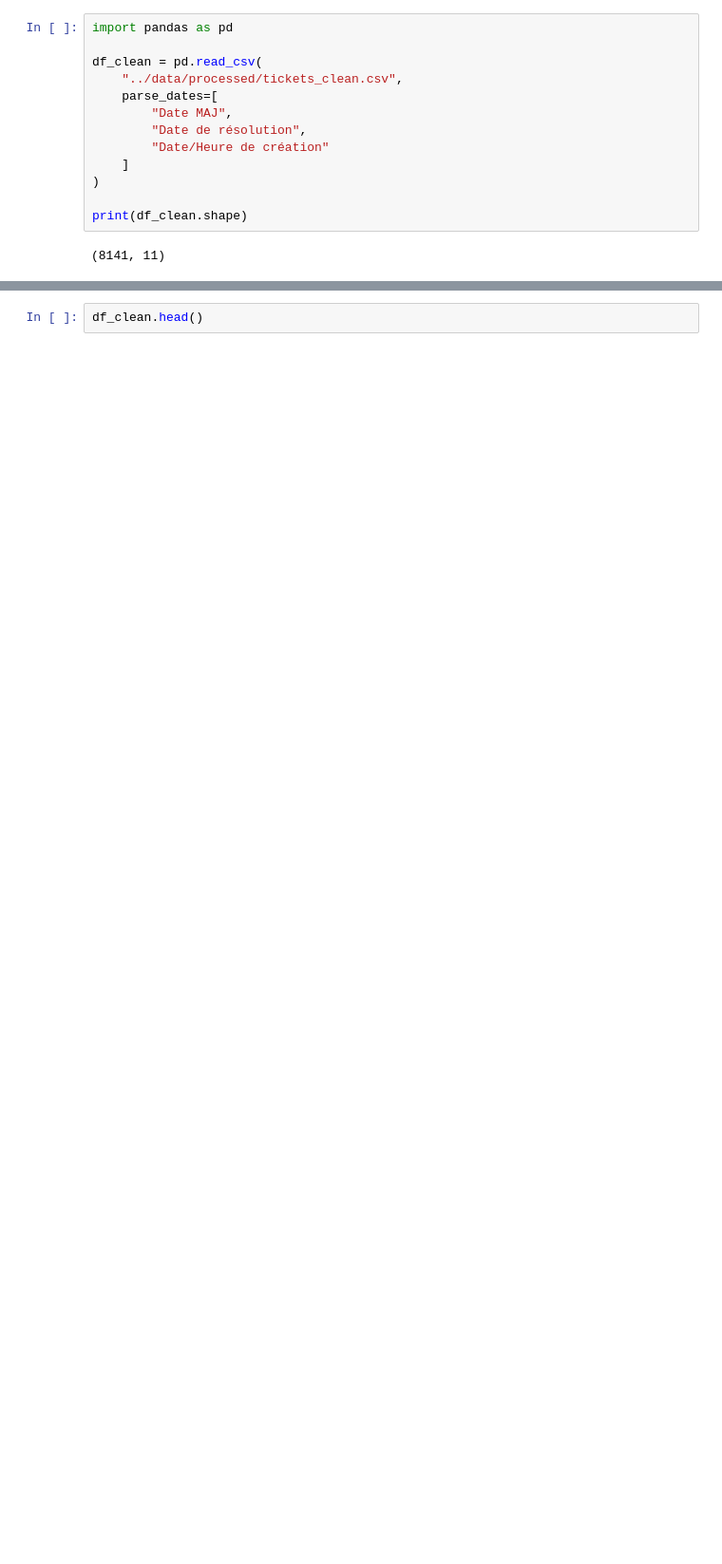
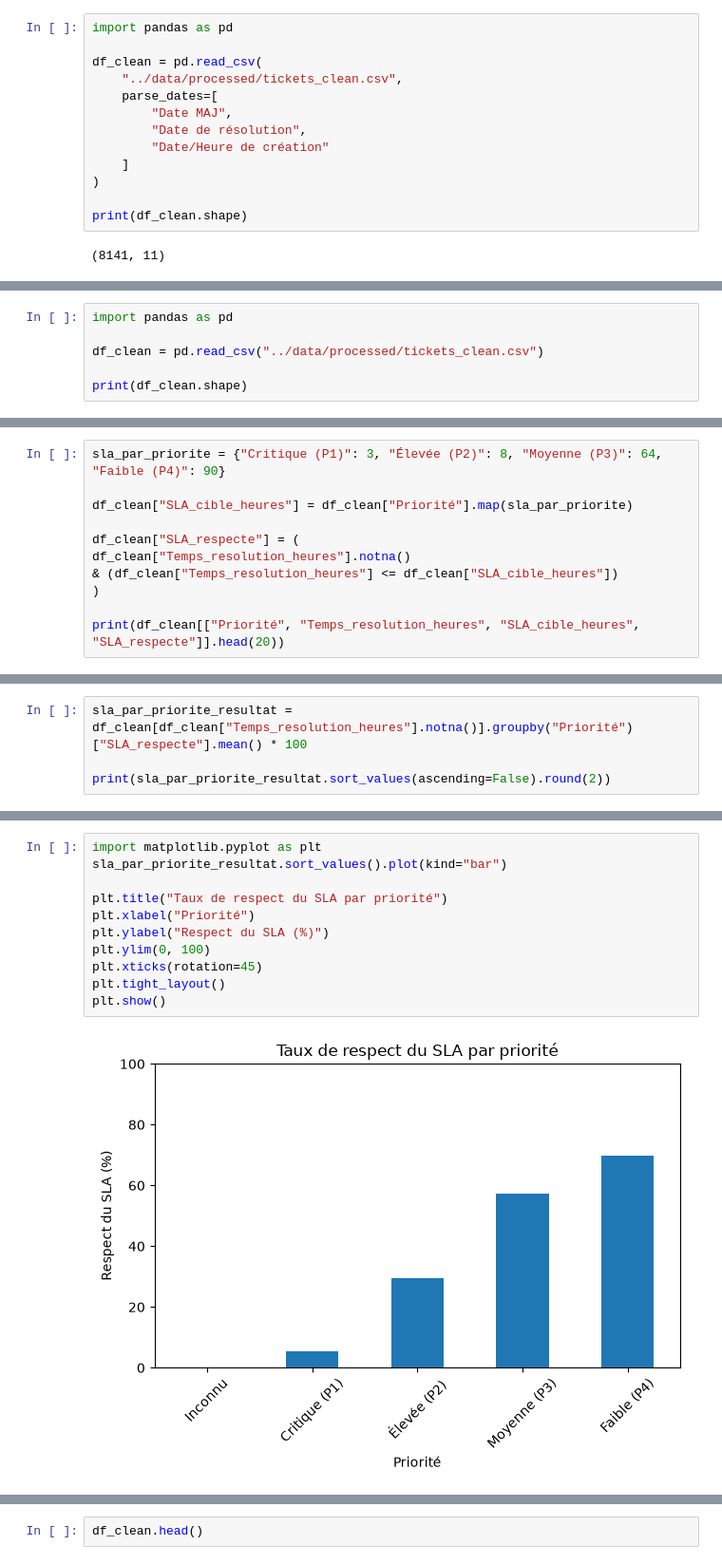
Before and after one commit to dikra-charif/Intelligent-Helpdesk-Analytics, a Jupyter notebook: notebooks/02_kpi_analysis.ipynb, the cells around one changed output, grey strips where cells are left out. Shown at 95% size. Drawn from its saved outputs; the diff is of its cells as text; blank space fills up the shorter version.

```diff
--- a/notebooks/02_kpi_analysis.ipynb
+++ b/notebooks/02_kpi_analysis.ipynb
@@ -15,0 +31,6 @@ print(df_clean.shape)
+# %%
+import pandas as pd
+
+df_clean = pd.read_csv("../data/processed/tickets_clean.csv")
+
+print(df_clean.shape)
@@ -15,0 +39,11 @@ print(df_clean.shape)
+# %%
+sla_par_priorite = {"Critique (P1)": 3, "Élevée (P2)": 8, "Moyenne (P3)": 64, "Faible (P4)": 90}
+
+df_clean["SLA_cible_heures"] = df_clean["Priorité"].map(sla_par_priorite)
+
+df_clean["SLA_respecte"] = (
+df_clean["Temps_resolution_heures"].notna()
+& (df_clean["Temps_resolution_heures"] <= df_clean["SLA_cible_heures"])
+)
+
+print(df_clean[["Priorité", "Temps_resolution_heures", "SLA_cible_heures", "SLA_respecte"]].head(20))
@@ -15,0 +82,4 @@ print(df_clean.shape)
+# %%
+sla_par_priorite_resultat = df_clean[df_clean["Temps_resolution_heures"].notna()].groupby("Priorité")["SLA_respecte"].mean() * 100
+
+print(sla_par_priorite_resultat.sort_values(ascending=False).round(2))
@@ -15,0 +94,13 @@ print(df_clean.shape)
+# %%
+import matplotlib.pyplot as plt
+sla_par_priorite_resultat.sort_values().plot(kind="bar")
+
+plt.title("Taux de respect du SLA par priorité")
+plt.xlabel("Priorité")
+plt.ylabel("Respect du SLA (%)")
+plt.ylim(0, 100)
+plt.xticks(rotation=45)
+plt.tight_layout()
+plt.show()
+# %% [output]
+[figure, added]
```
Also changed, not shown: parts of 12 cells of this notebook.
